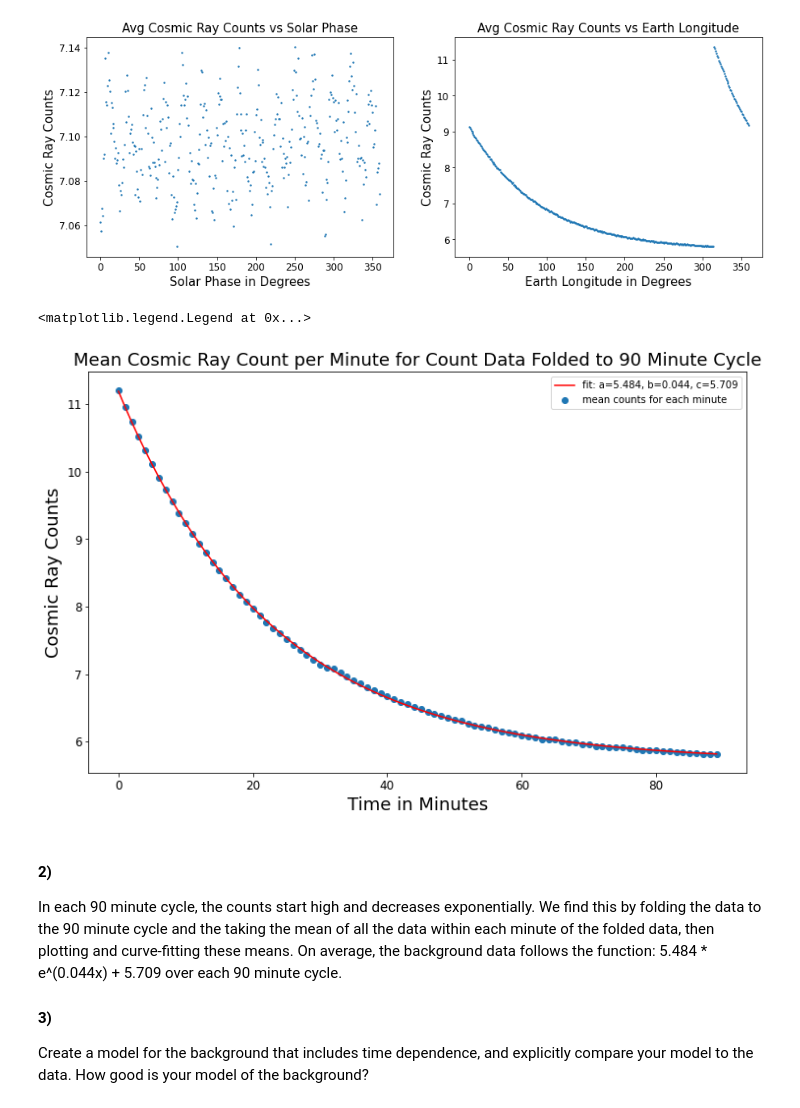
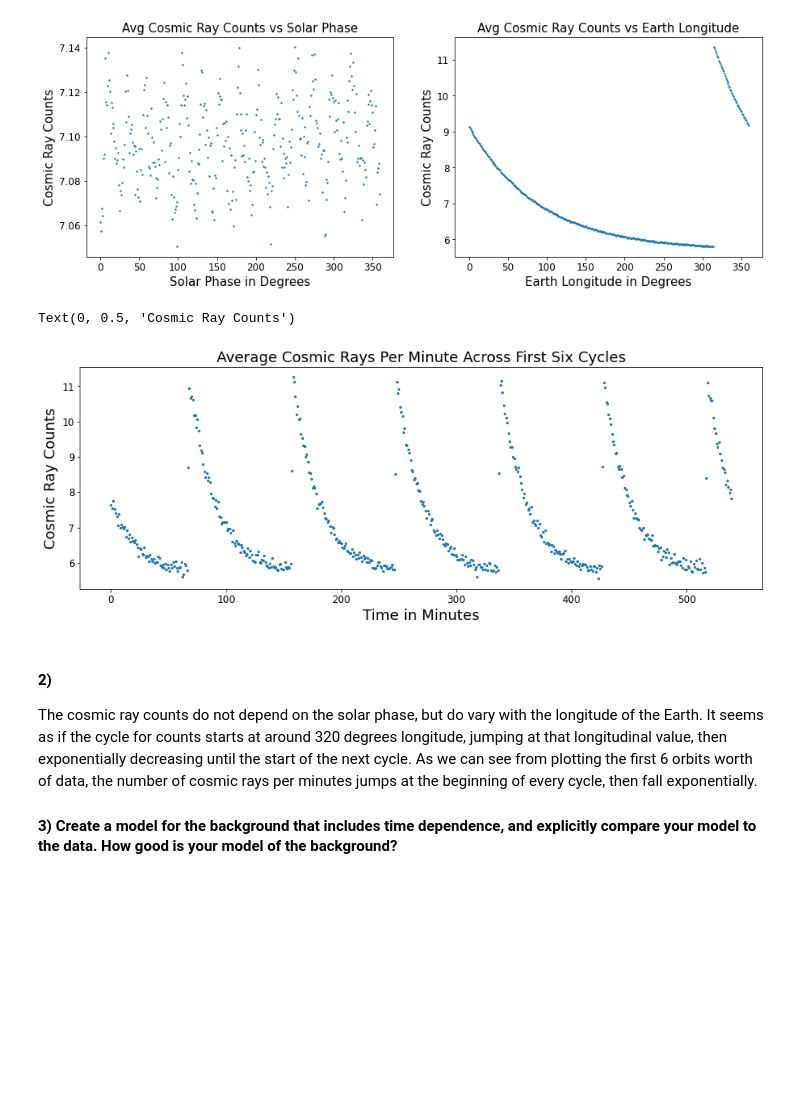
Before and after one commit to davidh28/Phys434_Lab4, a Jupyter notebook: Lab4.ipynb, the cells around one changed output. Drawn from its saved outputs; the diff is of its cells as text; code cells hidden in the pictures; blank space fills up the shorter version.

```diff
--- a/Lab4.ipynb
+++ b/Lab4.ipynb
@@ -136,33 +137,21 @@ ax[1].set_ylabel("Cosmic Ray Counts", fontsize=15)
 # %% [output]
 Text(0, 0.5, 'Cosmic Ray Counts')
 [figure]
-# %%
-# bin all data per minute after folding time to 90 minute cycle
-binned_stat = stats.binned_statistic(x=t_cycle, values=part_counts, statistic="mean", bins=90)
-means = binned_stat.statistic
-# sort by descending since data doesn't start at beginning of cycle for distribution
-sorted_means_desc = np.sort(means)[::-1]
-xdata = range(0, 90)
-
-fig, ax = plt.subplots(1, 1)
-ax.scatter(xdata, sorted_means_desc, label="mean counts for each minute")
-plt.title("Mean Cosmic Ray Count per Minute for Count Data Folded to 90 Minute Cycle", fontsize=18)
-plt.xlabel("Time in Minutes", fontsize=18)
-plt.ylabel("Cosmic Ray Counts", fontsize=18)
-
-# code borrowed from the scipy.optimize.curve_fit documentation
-def func(x, a, b, c):
-    return a * np.exp(-b * x) + c
-
-popt, pcov = curve_fit(func, xdata, sorted_means_desc)
-ax.plot(xdata, func(xdata, *popt), 'r-', label='fit: a=%5.3f, b=%5.3f, c=%5.3f' % tuple(popt))
-ax.legend()
-# %% [output]
-<matplotlib.legend.Legend at 0x...>
-[figure, removed]
+# %%
+# first 6 cycles of data, each cycle is 54000 points
+fig, ax = plt.subplots(1, 1, figsize=(15,5))
+n = 54000*6
+bins_6 = 90*6
+binned_stat = stats.binned_statistic(x=time[:n], values=part_counts[:n], statistic="mean", bins=bins_6)
+plt.scatter(range(0,bins_6), binned_stat.statistic, s=5)
+plt.title("Average Cosmic Rays Per Minute Across First Six Cycles", fontsize=18)
+plt.xlabel("Time in Minutes", fontsize=18)
+plt.ylabel("Cosmic Ray Counts", fontsize=18)
+# %% [output]
+Text(0, 0.5, 'Cosmic Ray Counts')
+[figure, added]
 # %% [markdown]
 #### 2)
-In each 90 minute cycle, the counts start high and decreases exponentially. We find this by folding the data to the 90 minute cycle and the taking the mean of all the data within each minute of the folded data, then plotting and curve-fitting these means. On average, the background data follows the function: 5.484 * e^(0.044x) + 5.709 over each 90 minute cycle.
+The cosmic ray counts do not depend on the solar phase, but do vary with the longitude of the Earth. It seems as if the cycle for counts starts at around 320 degrees longitude, jumping at that longitudinal value, then exponentially decreasing until the start of the next cycle. As we can see from plotting the first 6 orbits worth of data, the number of cosmic rays per minutes jumps at the beginning of every cycle, then fall exponentially.
 
-#### 3)
-Create a model for the background that includes time dependence, and explicitly compare your model to the data. How good is your model of the background?
+#### 3) Create a model for the background that includes time dependence, and explicitly compare your model to the data. How good is your model of the background?
```
Also changed, not shown: parts of 23 cells of this notebook.
